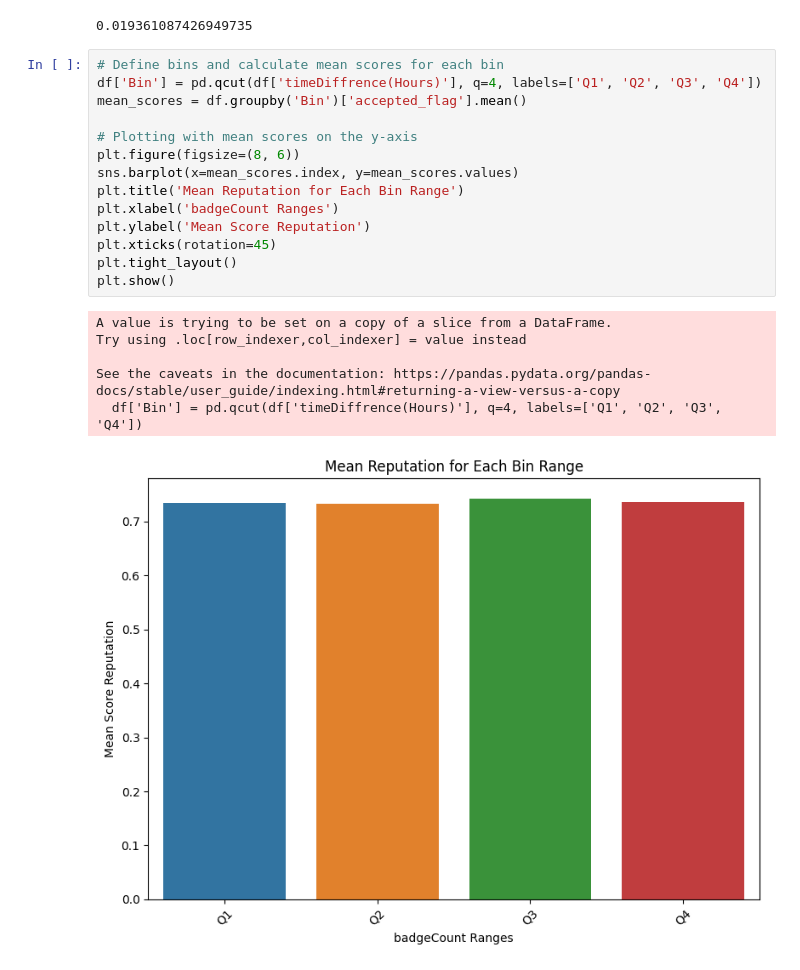
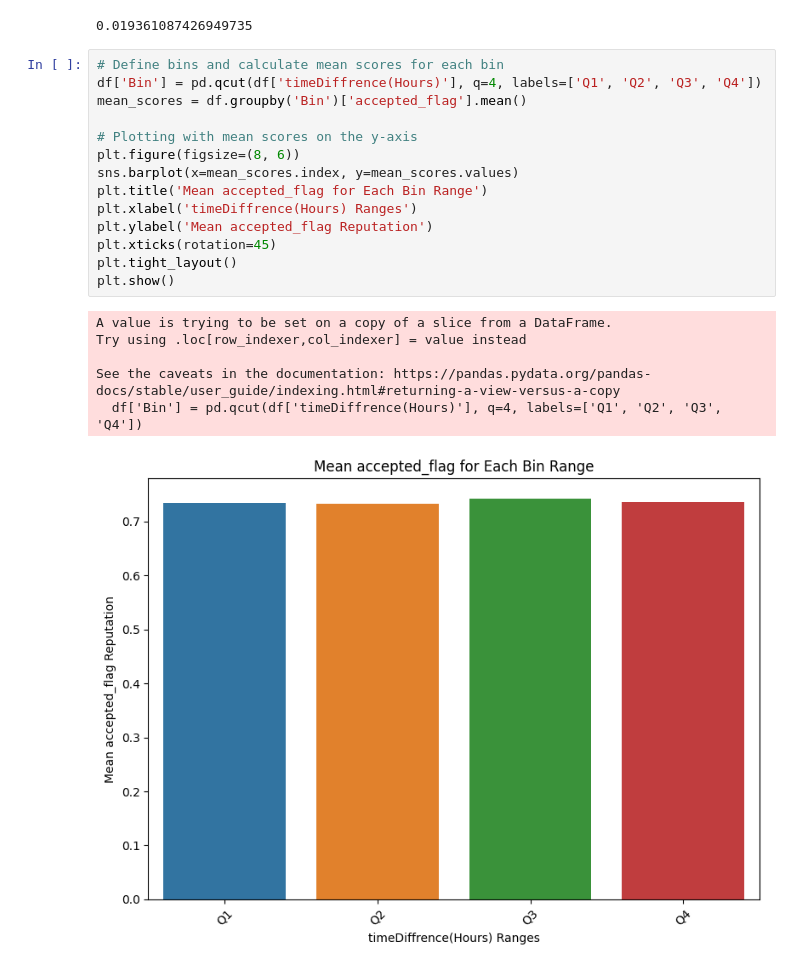
Before and after one commit to mostafa-ja/Data-Mining-fall-2023, a Jupyter notebook: Data_Mining2.ipynb, the cells around one changed output. Drawn from its saved outputs; the diff is of its cells as text.

```diff
--- a/Data_Mining2.ipynb
+++ b/Data_Mining2.ipynb
@@ -504,21 +525,21 @@ correlation
 # %%
 # Define bins and calculate mean scores for each bin
 df['Bin'] = pd.qcut(df['timeDiffrence(Hours)'], q=4, labels=['Q1', 'Q2', 'Q3', 'Q4'])
 mean_scores = df.groupby('Bin')['accepted_flag'].mean()
 
 # Plotting with mean scores on the y-axis
 plt.figure(figsize=(8, 6))
 sns.barplot(x=mean_scores.index, y=mean_scores.values)
-plt.title('Mean Reputation for Each Bin Range')
-plt.xlabel('badgeCount Ranges')
-plt.ylabel('Mean Score Reputation')
+plt.title('Mean accepted_flag for Each Bin Range')
+plt.xlabel('timeDiffrence(Hours) Ranges')
+plt.ylabel('Mean accepted_flag Reputation')
 plt.xticks(rotation=45)
 plt.tight_layout()
 plt.show()
 # %% [output]
 A value is trying to be set on a copy of a slice from a DataFrame.
 Try using .loc[row_indexer,col_indexer] = value instead
 
 See the caveats in the documentation: https://pandas.pydata.org/pandas-docs/stable/user_guide/indexing.html#returning-a-view-versus-a-copy
   df['Bin'] = pd.qcut(df['timeDiffrence(Hours)'], q=4, labels=['Q1', 'Q2', 'Q3', 'Q4'])
-[figure, old version]
+[figure, new version]
```
Also changed, not shown: parts of 15 cells of this notebook.
